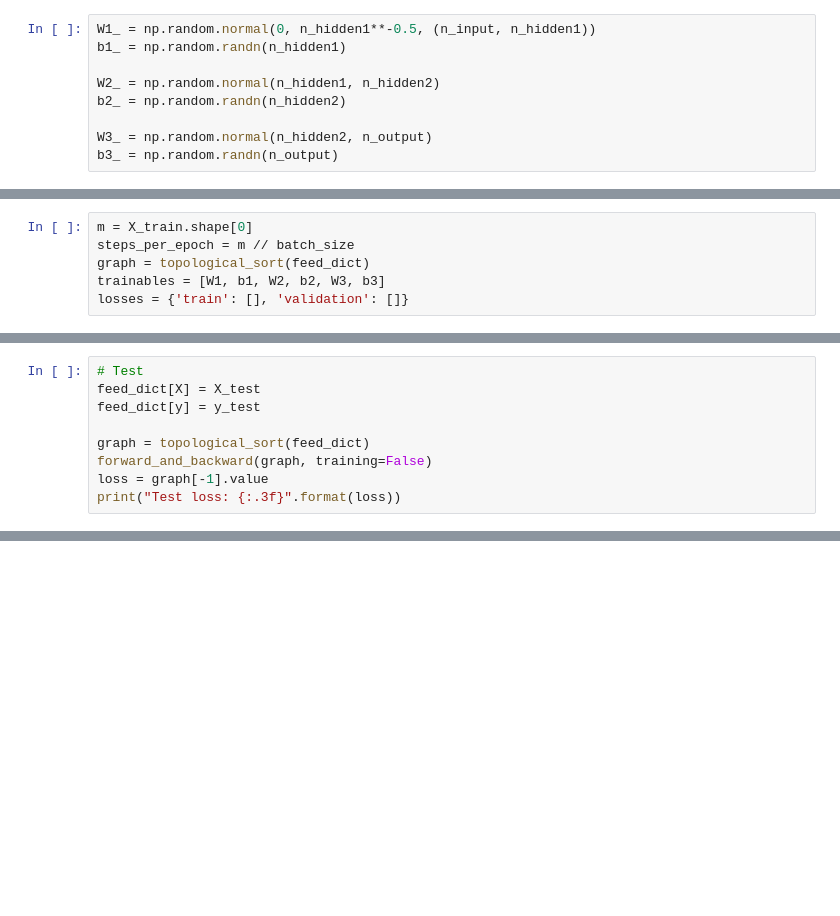
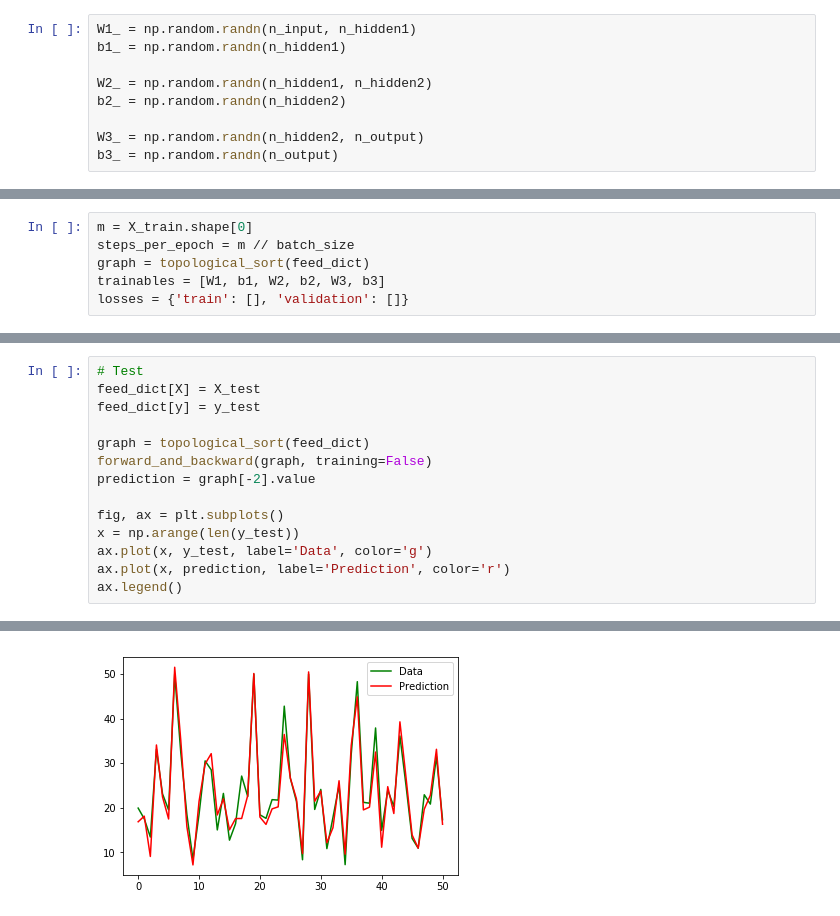
Before and after one commit to minzzzy/miniflow, a Jupyter notebook: Examples/ex1_boston.ipynb, the cells around one changed output, grey strips where cells are left out. Drawn from its saved outputs; the diff is of its cells as text; blank space fills up the shorter version.

Commit message:
chore: Update examples and add mnist_data

```diff
--- a/Examples/ex1_boston.ipynb
+++ b/Examples/ex1_boston.ipynb
@@ -37,13 +40,13 @@ n_output = 1
 n_hidden1 = 64
 n_hidden2 = 128
 # %%
-W1_ = np.random.normal(0, n_hidden1**-0.5, (n_input, n_hidden1))
+W1_ = np.random.randn(n_input, n_hidden1)
 b1_ = np.random.randn(n_hidden1)
 
-W2_ = np.random.normal(n_hidden1, n_hidden2)
+W2_ = np.random.randn(n_hidden1, n_hidden2)
 b2_ = np.random.randn(n_hidden2)
 
-W3_ = np.random.normal(n_hidden2, n_output)
+W3_ = np.random.randn(n_hidden2, n_output)
 b3_ = np.random.randn(n_output)
 # %%
 X, y = Input(), Input()
@@ -117,6 +139,11 @@ feed_dict[y] = y_test
 
 graph = topological_sort(feed_dict)
 forward_and_backward(graph, training=False)
-loss = graph[-1].value
-print("Test loss: {:.3f}".format(loss))
+prediction = graph[-2].value
+
+fig, ax = plt.subplots()
+x = np.arange(len(y_test))
+ax.plot(x, y_test, label='Data', color='g')
+ax.plot(x, prediction, label='Prediction', color='r')
+ax.legend()
 # %% [output]
@@ -123,0 +151 @@ Test loss: 35.341
+[figure, added]
```
Also changed, not shown: parts of 4 cells of this notebook, 5 other files.
